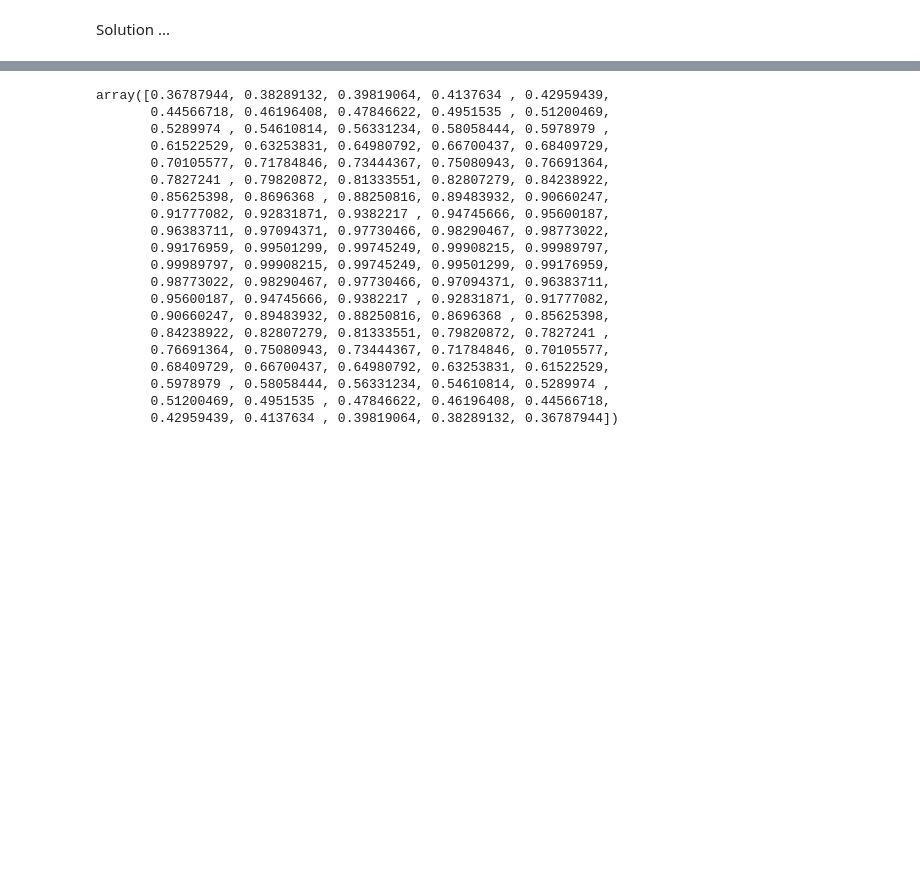
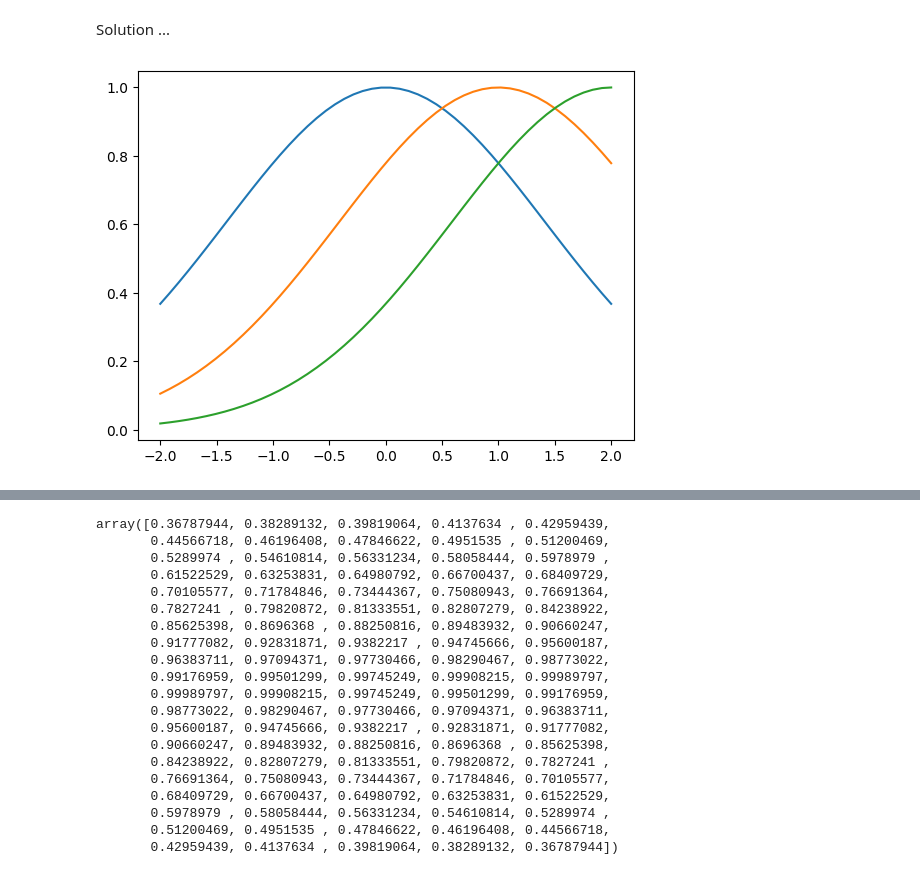
Before and after one commit to kalle6452/PDE, a Jupyter notebook: lab02.ipynb, the cells around one changed output, grey strips where cells are left out. Saved outputs shown, nothing was run; the diff lists cells and outputs as text; code cells hidden in the pictures; blank space fills up the shorter version.

```diff
--- a/lab02.ipynb
+++ b/lab02.ipynb
@@ -296,3 +293,11 @@ For the tasks below we set $f=0$. This means that after the initial concentratio
 **3)** Let $c=1$ and $u_0=e^{-x^2/4}$. Write down the solution to the transport equation. Plot the solution for $-2<x<2$ and $t=0,1,2$.
 # %% [markdown]
 Solution ...
+# %%
+x = np.linspace(-2,2)
+for t in range(3):
+    f = np.exp(-((x-t)**2)/4)
+    plt.plot(x,f)
+#y = np.exp(-(f))
+# %% [output]
+[figure, added]
```
Also changed, not shown: parts of 7 cells of this notebook.
